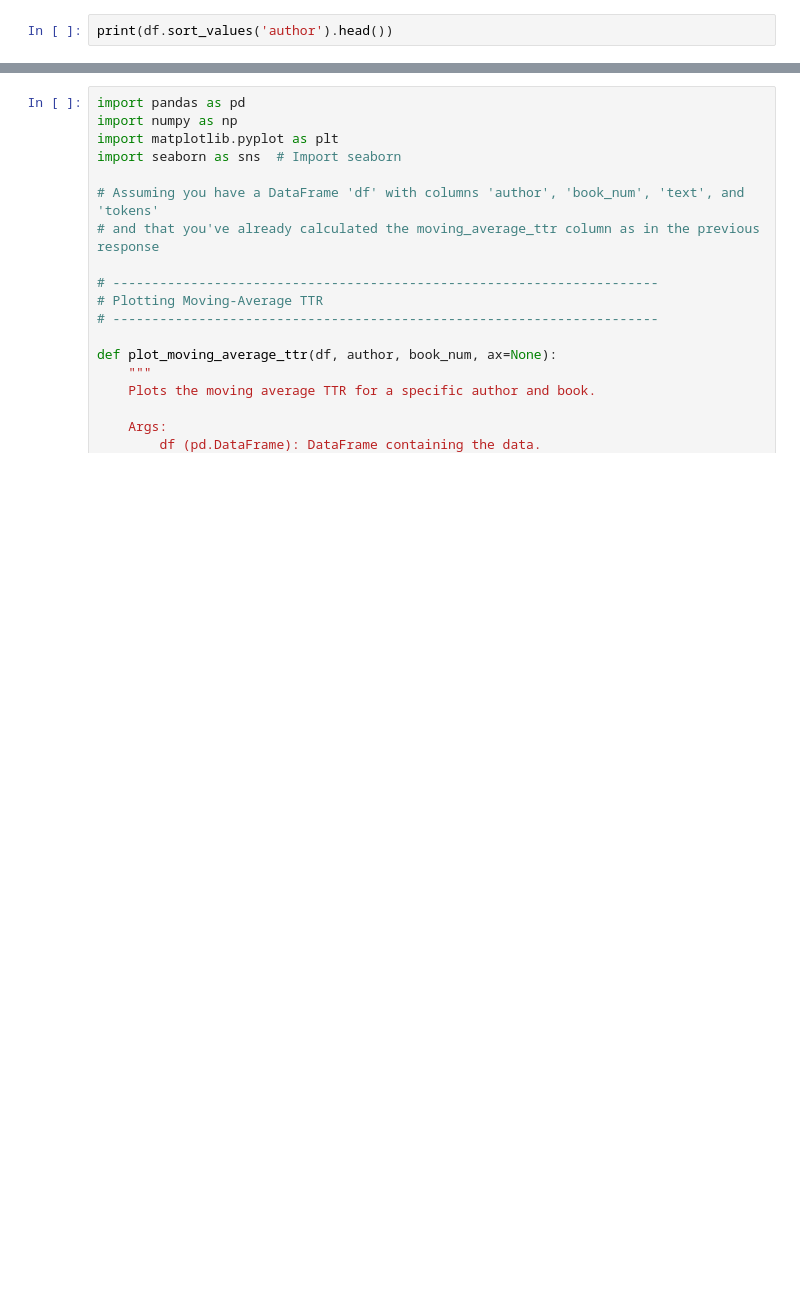
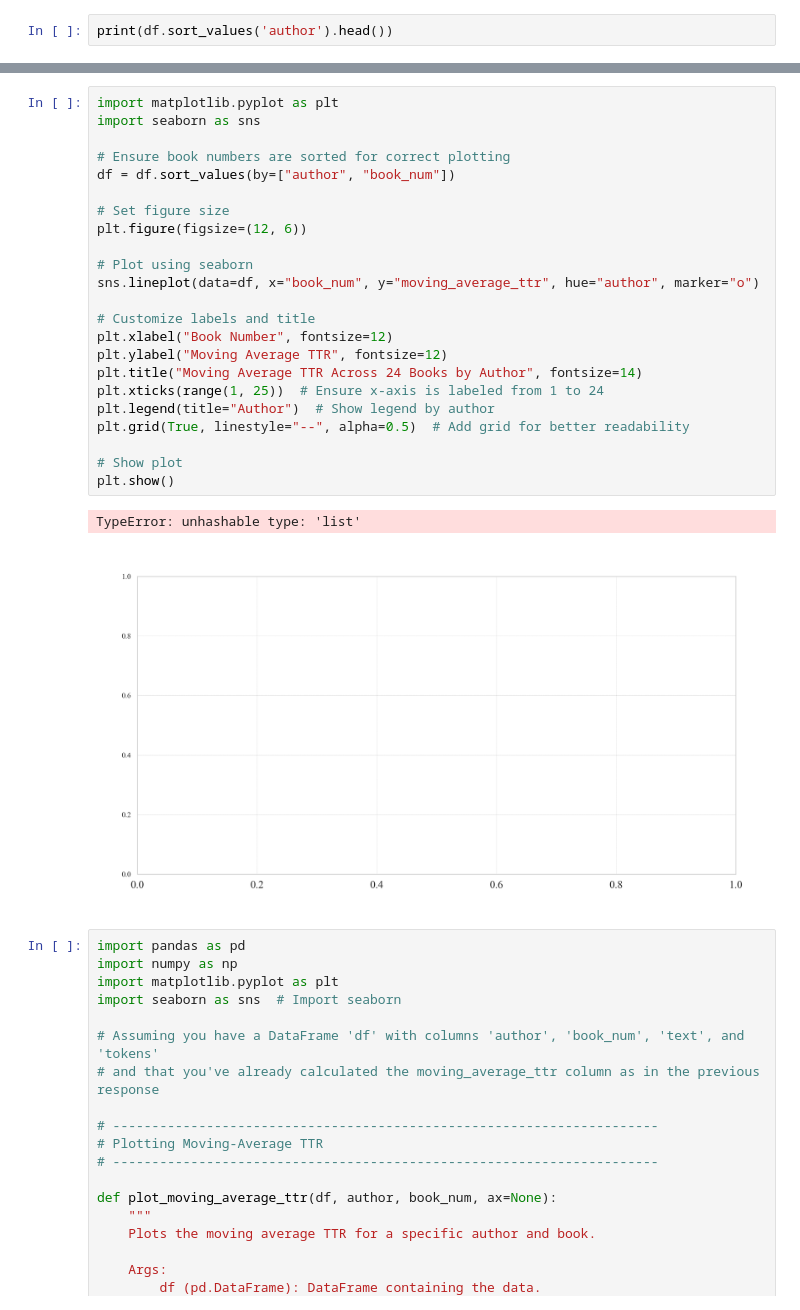
Before and after one commit to neophilology/English-Homer, a Jupyter notebook: Six_Modern_TTR/Six_Modern_TTR.ipynb, the cells around one changed output, grey strips where cells are left out. Drawn from its saved outputs; the diff is of its cells as text; blank space fills up the shorter version.

```diff
--- a/Six_Modern_TTR/Six_Modern_TTR.ipynb
+++ b/Six_Modern_TTR/Six_Modern_TTR.ipynb
@@ -658,3 +760,29 @@ print("\nMoving Average TTR for first book of AT_Murray (first few values):\n",
+# %%
+import matplotlib.pyplot as plt
+import seaborn as sns
+
+# Ensure book numbers are sorted for correct plotting
+df = df.sort_values(by=["author", "book_num"])
+
+# Set figure size
+plt.figure(figsize=(12, 6))
+
+# Plot using seaborn
+sns.lineplot(data=df, x="book_num", y="moving_average_ttr", hue="author", marker="o")
+
+# Customize labels and title
+plt.xlabel("Book Number", fontsize=12)
+plt.ylabel("Moving Average TTR", fontsize=12)
+plt.title("Moving Average TTR Across 24 Books by Author", fontsize=14)
+plt.xticks(range(1, 25))  # Ensure x-axis is labeled from 1 to 24
+plt.legend(title="Author")  # Show legend by author
+plt.grid(True, linestyle="--", alpha=0.5)  # Add grid for better readability
+
+# Show plot
+plt.show()
+# %% [output]
+TypeError: unhashable type: 'list'
+[figure, added]
 # %%
 import pandas as pd
 import numpy as np
```
Also changed, not shown: parts of 9 cells of this notebook.
